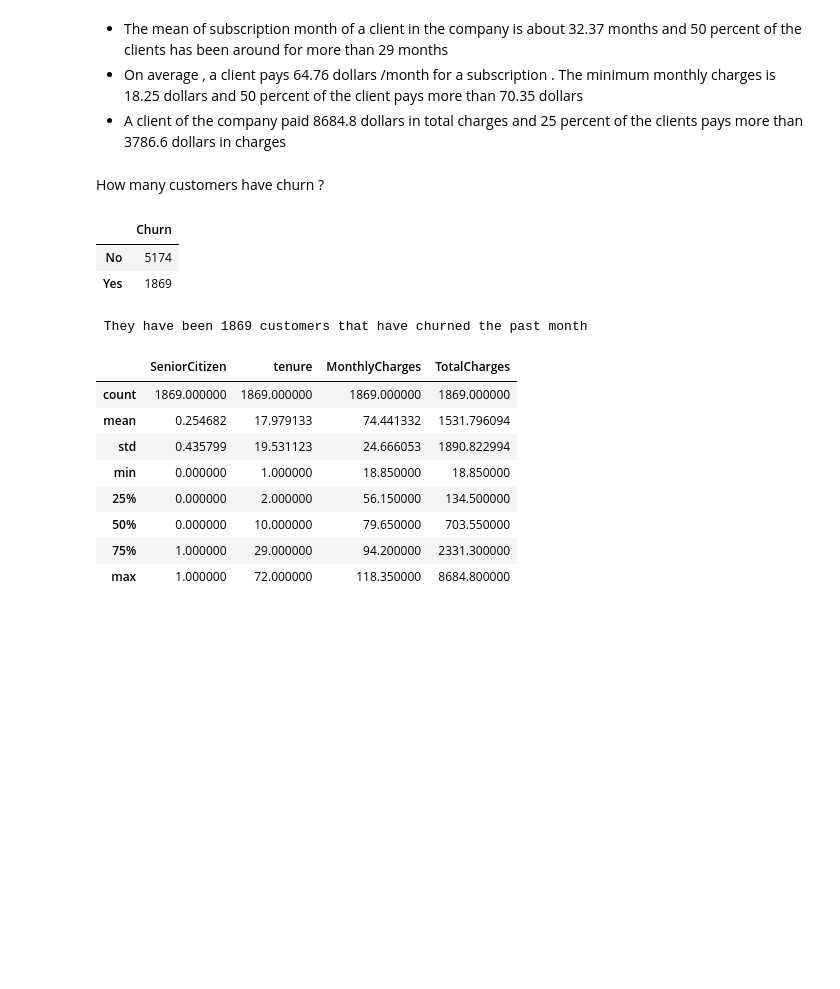
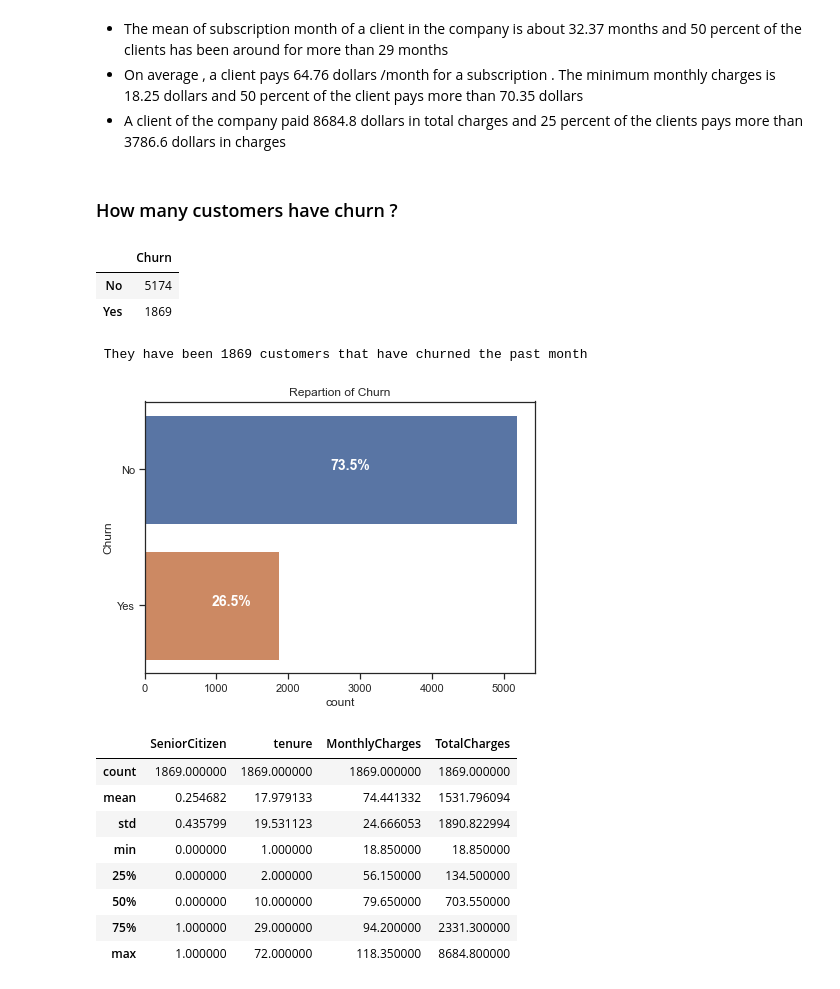
Before and after one commit to VIP509/Churn-Analysis-BA, a Jupyter notebook: ChurnAnalysis.ipynb, the cells around one changed output. Cells and saved outputs as stored; diff of their text form; code cells hidden in the pictures; blank space fills up the shorter version.

```diff
--- a/ChurnAnalysis.ipynb
+++ b/ChurnAnalysis.ipynb
@@ -116,7 +116,7 @@ churn.describe()
 * On average , a client pays 64.76 dollars /month for a subscription . The minimum monthly charges is 18.25 dollars and 50 percent of the client pays more than 70.35 dollars
 * A client of the company paid 8684.8 dollars in total charges  and 25 percent of the clients pays more than 3786.6 dollars in charges
 # %% [markdown]
-How many customers have churn ?
+### How many customers have churn ?
 # %%
 display(churn['Churn'].value_counts().to_frame())
 print(r" They have been {0} customers that have churned the past month".format(churn['Churn'].value_counts().to_frame().iloc[1,0]))
@@ -125,6 +125,10 @@ print(r" They have been {0} customers that have churned the past month".format(c
 | No | 5174 |
 | Yes | 1869 |
  They have been 1869 customers that have churned the past month
+# %%
+plot_bar("Churn", data=churn , title = 'Repartion of Churn')
+# %% [output]
+[figure, added]
 # %%
 churn[churn['Churn'] == 'Yes'].describe()
 # %% [output]
```
Also changed, not shown: parts of 41 cells of this notebook, 3 other files.
